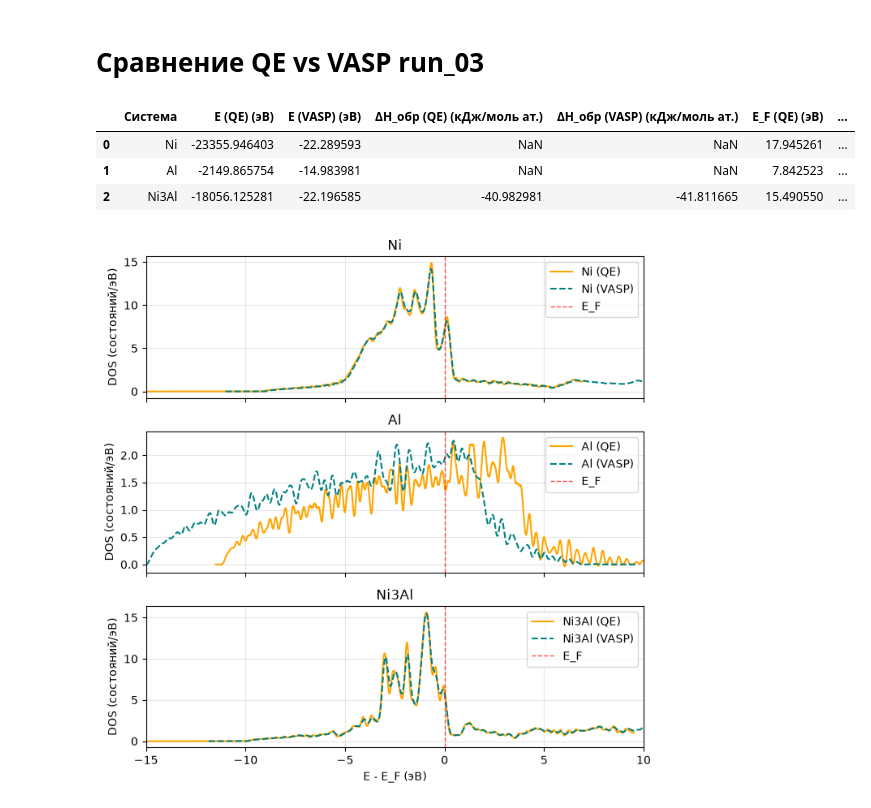
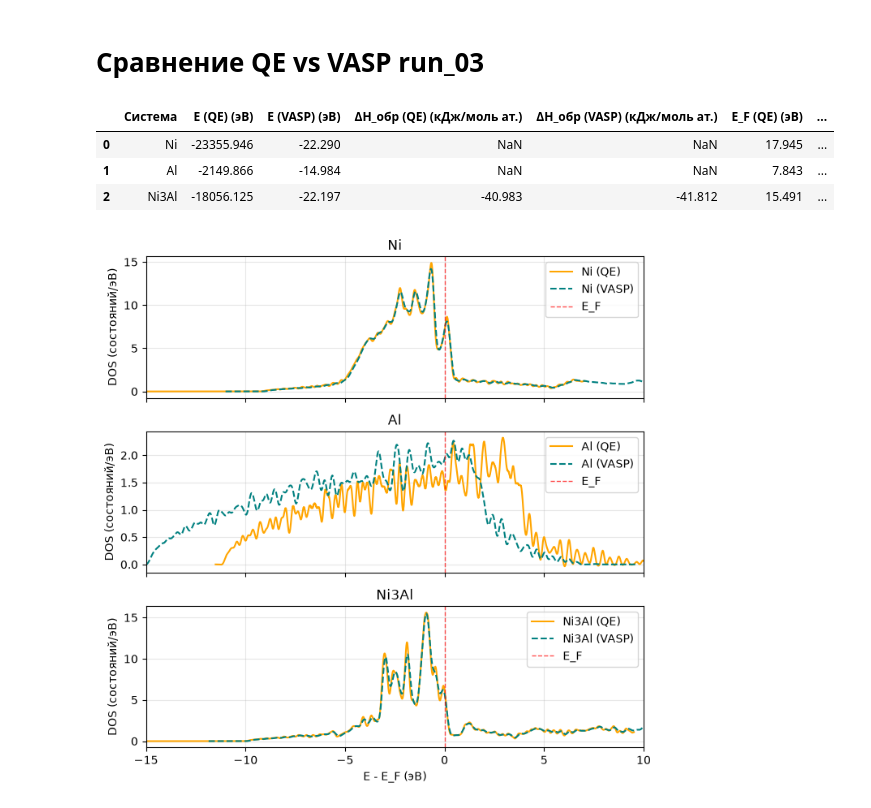
Before and after one commit to hherpa/HEA_L12, a Jupyter notebook: DFT/example_Ni3Al/QE_run_02/analysis_02_QE.ipynb, the cells around one changed output. Cells and saved outputs as stored; diff of their text form; code cells hidden in the pictures.

Commit message:
fix table

```diff
--- a/DFT/example_Ni3Al/QE_run_02/analysis_02_QE.ipynb
+++ b/DFT/example_Ni3Al/QE_run_02/analysis_02_QE.ipynb
@@ -673,24 +673,26 @@ dH_form_03_kJ_per_mol_atom = dH_form_03_ev_per_fu * 96.485 / 4
 # %%
 comparison_data = {
     'Система': ['Ni', 'Al', 'Ni3Al'],
     'E (QE) (эВ)': [TOTEN_Ni, TOTEN_Al, TOTEN_Ni3Al],
     'E (VASP) (эВ)': [TOTEN_Ni_03, TOTEN_Al_03, TOTEN_Ni3Al_03],
     'ΔH_обр (QE) (кДж/моль ат.)': [None, None, dH_form_kJ_per_mol_atom],
     'ΔH_обр (VASP) (кДж/моль ат.)': [None, None, dH_form_03_kJ_per_mol_atom],
     'E_F (QE) (эВ)': [Ni_Fermi_energy, Al_Fermi_energy, Ni3Al_Fermi_energy],
     'E_F (VASP) (эВ)': [Ni_efermi_03, Al_efermi_03, Ni3Al_efermi_03],
     'a QE (Å)': [Ni_a, Al_a, Ni3Al_a],
     'a VASP (Å)': [Ni_a_03, Al_a_03, Ni3Al_a_03],
     'Магн. момент (QE)': [Ni_total_mag, Al_total_mag, Ni3Al_total_mag],
     'Магн. момент (VASP)': [Ni_mag_03, Al_mag_03, Ni3Al_mag_03],
 }
+
 df_compare = pd.DataFrame(comparison_data)
+pd.set_option('display.float_format', '{:.3f}'.format)
 df_compare
 # %% [output]
 |  | Система | E (QE) (эВ) | E (VASP) (эВ) | ΔH_обр (QE) (кДж/моль ат.) | ΔH_обр (VASP) (кДж/моль ат.) | E_F (QE) (эВ) | ... |
-| 0 | Ni | -23355.946403 | -22.289593 | NaN | NaN | 17.945261 | ... |
-| 1 | Al | -2149.865754 | -14.983981 | NaN | NaN | 7.842523 | ... |
-| 2 | Ni3Al | -18056.125281 | -22.196585 | -40.982981 | -41.811665 | 15.490550 | ... |
+| 0 | Ni | -23355.946 | -22.290 | NaN | NaN | 17.945 | ... |
+| 1 | Al | -2149.866 | -14.984 | NaN | NaN | 7.843 | ... |
+| 2 | Ni3Al | -18056.125 | -22.197 | -40.983 | -41.812 | 15.491 | ... |
 # %%
 vasp_data = [
     (Ni_03_vasprun, Ni_efermi_03, 'Ni'),
```
